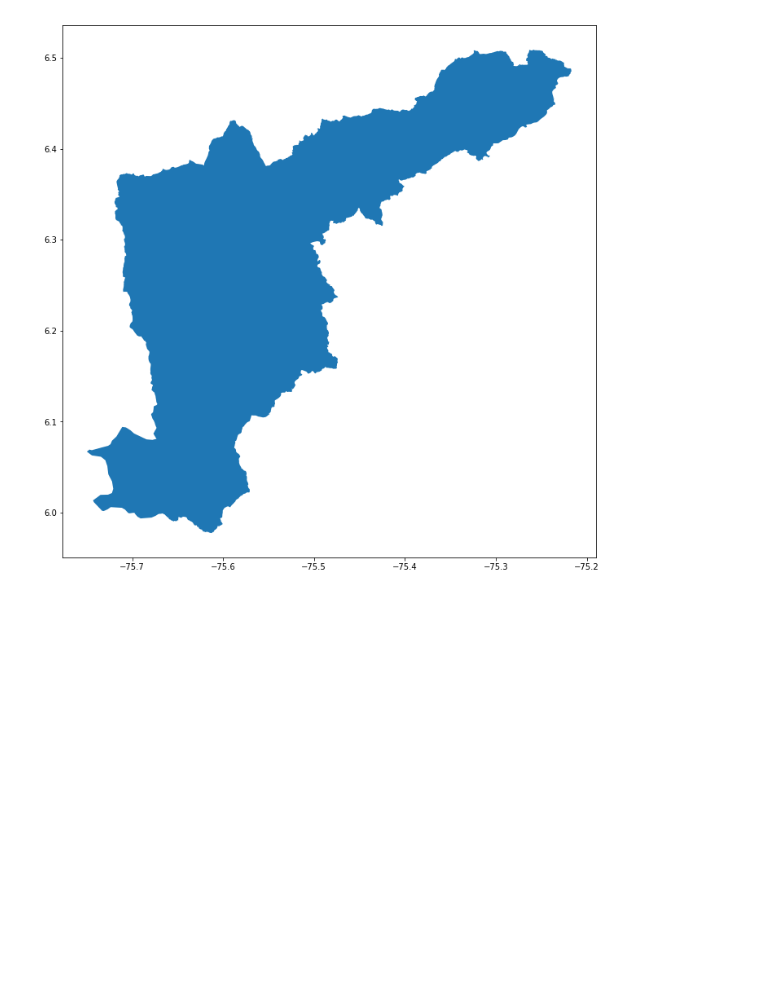
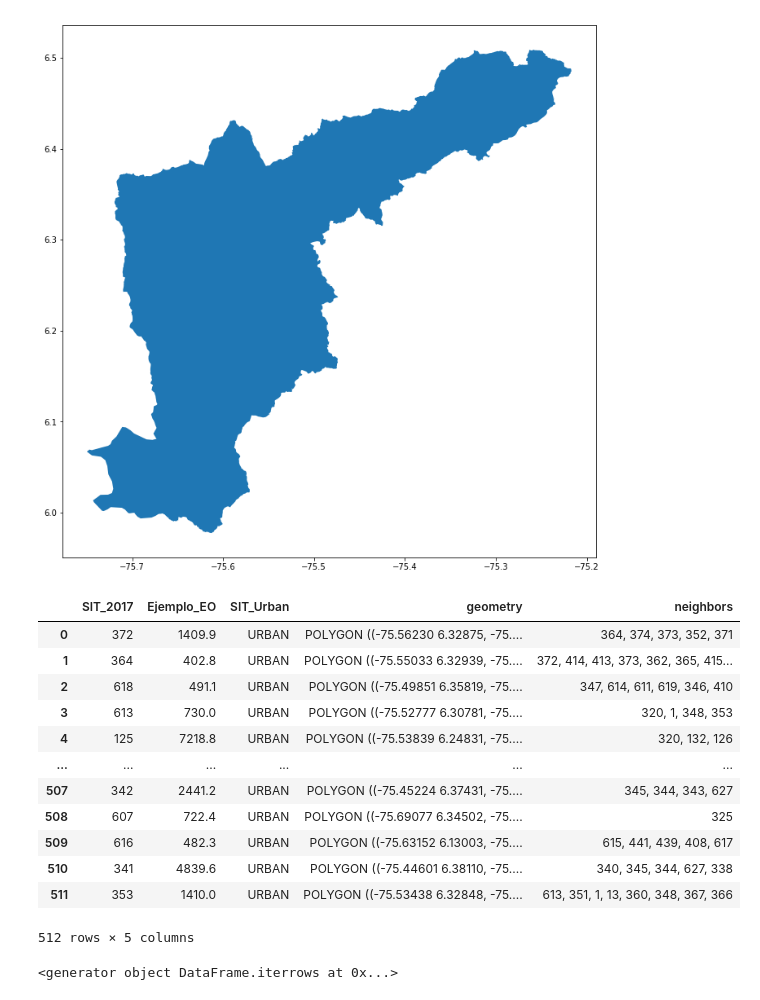
Before and after one commit to juanscr/covid-abms, a Jupyter notebook: sit-zone-information/area.ipynb, the cells around one changed output. Saved outputs shown, nothing was run; the diff lists cells and outputs as text; code cells hidden in the pictures; blank space fills up the shorter version.

```diff
--- a/sit-zone-information/area.ipynb
+++ b/sit-zone-information/area.ipynb
@@ -64,3 +64,33 @@ plt.show()
 border_valley.to_file("maps/EOD_border.shp", driver="ESRI Shapefile")
 # %% [output]
 [figure]
+# %%
+aburra_valley
+# %% [output]
+|  | SIT_2017 | Ejemplo_EO | SIT_Urban | geometry | neighbors |
+| 0 | 372 | 1409.9 | URBAN | POLYGON ((-75.56230 6.32875, -75.... | 364, 374, 373, 352, 371 |
+| 1 | 364 | 402.8 | URBAN | POLYGON ((-75.55033 6.32939, -75.... | 372, 414, 413, 373, 362, 365, 415... |
+| 2 | 618 | 491.1 | URBAN | POLYGON ((-75.49851 6.35819, -75.... | 347, 614, 611, 619, 346, 410 |
+| 3 | 613 | 730.0 | URBAN | POLYGON ((-75.52777 6.30781, -75.... | 320, 1, 348, 353 |
+| 4 | 125 | 7218.8 | URBAN | POLYGON ((-75.53839 6.24831, -75.... | 320, 132, 126 |
+| ... | ... | ... | ... | ... | ... |
+| 507 | 342 | 2441.2 | URBAN | POLYGON ((-75.45224 6.37431, -75.... | 345, 344, 343, 627 |
+| 508 | 607 | 722.4 | URBAN | POLYGON ((-75.69077 6.34502, -75.... | 325 |
+| 509 | 616 | 482.3 | URBAN | POLYGON ((-75.63152 6.13003, -75.... | 615, 441, 439, 408, 617 |
+| 510 | 341 | 4839.6 | URBAN | POLYGON ((-75.44601 6.38110, -75.... | 340, 345, 344, 627, 338 |
+| 511 | 353 | 1410.0 | URBAN | POLYGON ((-75.53438 6.32848, -75.... | 613, 351, 1, 13, 360, 348, 367, 366 |
+512 rows × 5 columns
+# %%
+aburra_valley["neighbors"] = None  # add NEIGHBORS column
+print(aburra_valley.iterrows())
+for index, zone in aburra_valley.iterrows():
+    # get 'not disjoint' countries
+    neighbors = aburra_valley[~aburra_valley.geometry.disjoint(zone.geometry)].SIT_2017.tolist()
+
+    # remove own name from the list
+    neighbors = [ name for name in neighbors if zone.SIT_2017 != name ]
+
+    # add names of neighbors as NEIGHBORS value
+    aburra_valley.at[index, "neighbors"] = ", ".join(neighbors)
+# %% [output]
+<generator object DataFrame.iterrows at 0x...>
```
Also changed, not shown: parts of 2 cells of this notebook, 1 other file.
